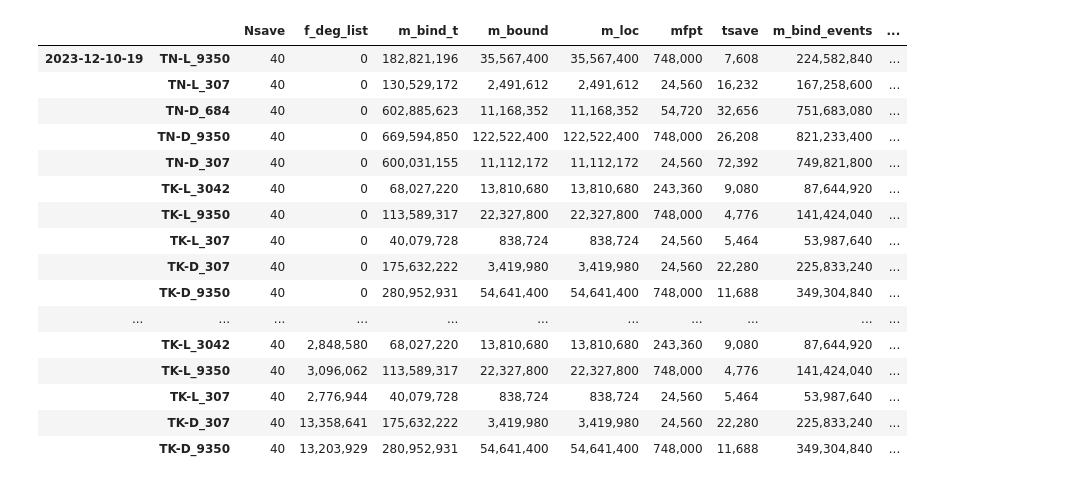
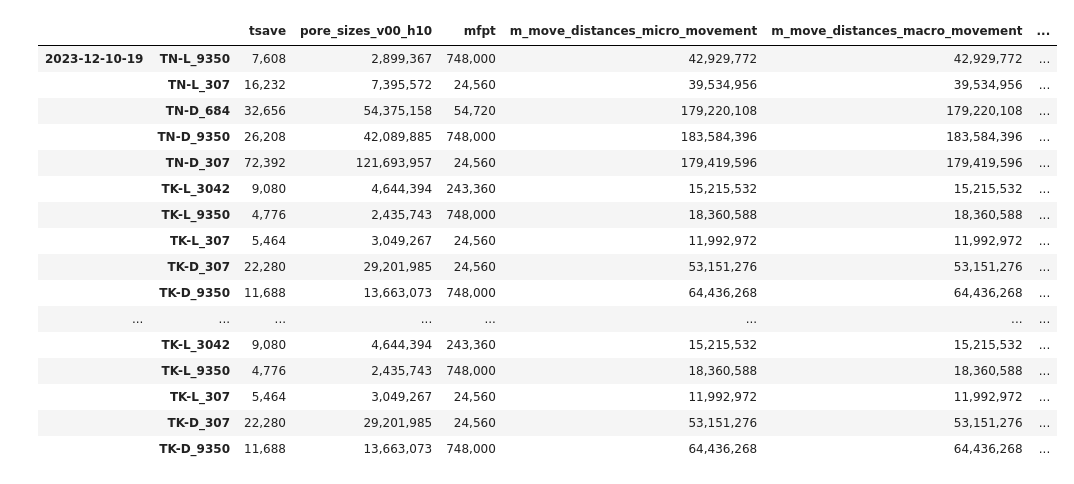
Before and after one commit to UCO-OpResearch/lysis, a Jupyter notebook: src/python/Jupyter Notebooks/Data Size.ipynb, the cells around one changed output. Cells and saved outputs as stored; diff of their text form; code cells hidden in the pictures.

```diff
--- a/src/python/Jupyter Notebooks/Data Size.ipynb
+++ b/src/python/Jupyter Notebooks/Data Size.ipynb
@@ -199,26 +199,26 @@ for run in tqdm(runs):
         root_name = file[: file.find(file_code)]
         df.loc[(group_code, scen["descriptor"]), root_name] = os.stat(os.path.join(e.os_path, file)).st_size
 # %%
-df.fillna(0, inplace=True)
+df = df.fillna(0).sort_index(axis=1, ascending=False)
 df.style.format("{:,.0f}")
 # %% [output]
-|  |  | Nsave | f_deg_list | m_bind_t | m_bound | m_loc | mfpt | tsave | m_bind_events | ... |
-| 2023-12-10-19 | TN-L_9350 | 40 | 0 | 182,821,196 | 35,567,400 | 35,567,400 | 748,000 | 7,608 | 224,582,840 | ... |
-|  | TN-L_307 | 40 | 0 | 130,529,172 | 2,491,612 | 2,491,612 | 24,560 | 16,232 | 167,258,600 | ... |
-|  | TN-D_684 | 40 | 0 | 602,885,623 | 11,168,352 | 11,168,352 | 54,720 | 32,656 | 751,683,080 | ... |
-|  | TN-D_9350 | 40 | 0 | 669,594,850 | 122,522,400 | 122,522,400 | 748,000 | 26,208 | 821,233,400 | ... |
-|  | TN-D_307 | 40 | 0 | 600,031,155 | 11,112,172 | 11,112,172 | 24,560 | 72,392 | 749,821,800 | ... |
-|  | TK-L_3042 | 40 | 0 | 68,027,220 | 13,810,680 | 13,810,680 | 243,360 | 9,080 | 87,644,920 | ... |
-|  | TK-L_9350 | 40 | 0 | 113,589,317 | 22,327,800 | 22,327,800 | 748,000 | 4,776 | 141,424,040 | ... |
-|  | TK-L_307 | 40 | 0 | 40,079,728 | 838,724 | 838,724 | 24,560 | 5,464 | 53,987,640 | ... |
-|  | TK-D_307 | 40 | 0 | 175,632,222 | 3,419,980 | 3,419,980 | 24,560 | 22,280 | 225,833,240 | ... |
-|  | TK-D_9350 | 40 | 0 | 280,952,931 | 54,641,400 | 54,641,400 | 748,000 | 11,688 | 349,304,840 | ... |
-| ... | ... | ... | ... | ... | ... | ... | ... | ... | ... | ... |
-|  | TK-L_3042 | 40 | 2,848,580 | 68,027,220 | 13,810,680 | 13,810,680 | 243,360 | 9,080 | 87,644,920 | ... |
-|  | TK-L_9350 | 40 | 3,096,062 | 113,589,317 | 22,327,800 | 22,327,800 | 748,000 | 4,776 | 141,424,040 | ... |
-|  | TK-L_307 | 40 | 2,776,944 | 40,079,728 | 838,724 | 838,724 | 24,560 | 5,464 | 53,987,640 | ... |
-|  | TK-D_307 | 40 | 13,358,641 | 175,632,222 | 3,419,980 | 3,419,980 | 24,560 | 22,280 | 225,833,240 | ... |
-|  | TK-D_9350 | 40 | 13,203,929 | 280,952,931 | 54,641,400 | 54,641,400 | 748,000 | 11,688 | 349,304,840 | ... |
+|  |  | tsave | pore_sizes_v00_h10 | mfpt | m_move_distances_micro_movement | m_move_distances_macro_movement | ... |
+| 2023-12-10-19 | TN-L_9350 | 7,608 | 2,899,367 | 748,000 | 42,929,772 | 42,929,772 | ... |
+|  | TN-L_307 | 16,232 | 7,395,572 | 24,560 | 39,534,956 | 39,534,956 | ... |
+|  | TN-D_684 | 32,656 | 54,375,158 | 54,720 | 179,220,108 | 179,220,108 | ... |
+|  | TN-D_9350 | 26,208 | 42,089,885 | 748,000 | 183,584,396 | 183,584,396 | ... |
+|  | TN-D_307 | 72,392 | 121,693,957 | 24,560 | 179,419,596 | 179,419,596 | ... |
+|  | TK-L_3042 | 9,080 | 4,644,394 | 243,360 | 15,215,532 | 15,215,532 | ... |
+|  | TK-L_9350 | 4,776 | 2,435,743 | 748,000 | 18,360,588 | 18,360,588 | ... |
+|  | TK-L_307 | 5,464 | 3,049,267 | 24,560 | 11,992,972 | 11,992,972 | ... |
+|  | TK-D_307 | 22,280 | 29,201,985 | 24,560 | 53,151,276 | 53,151,276 | ... |
+|  | TK-D_9350 | 11,688 | 13,663,073 | 748,000 | 64,436,268 | 64,436,268 | ... |
+| ... | ... | ... | ... | ... | ... | ... | ... |
+|  | TK-L_3042 | 9,080 | 4,644,394 | 243,360 | 15,215,532 | 15,215,532 | ... |
+|  | TK-L_9350 | 4,776 | 2,435,743 | 748,000 | 18,360,588 | 18,360,588 | ... |
+|  | TK-L_307 | 5,464 | 3,049,267 | 24,560 | 11,992,972 | 11,992,972 | ... |
+|  | TK-D_307 | 22,280 | 29,201,985 | 24,560 | 53,151,276 | 53,151,276 | ... |
+|  | TK-D_9350 | 11,688 | 13,663,073 | 748,000 | 64,436,268 | 64,436,268 | ... |
 # %%
 fig, axs = plt.subplots(
     nrows=1,
```
Also changed, not shown: parts of 2 cells of this notebook, 4 other files.
